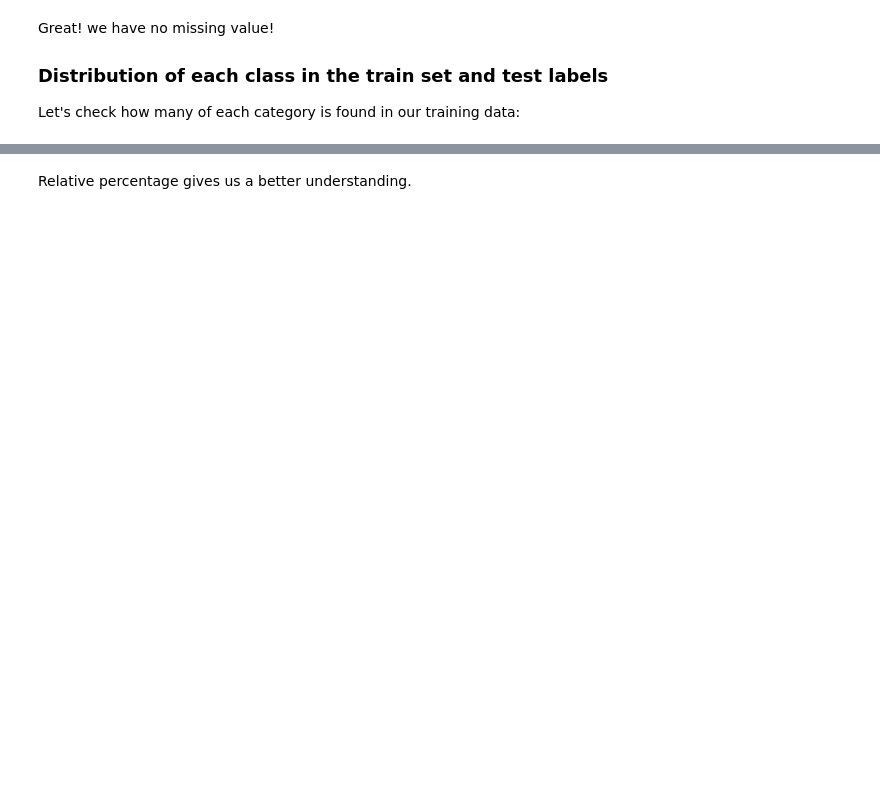
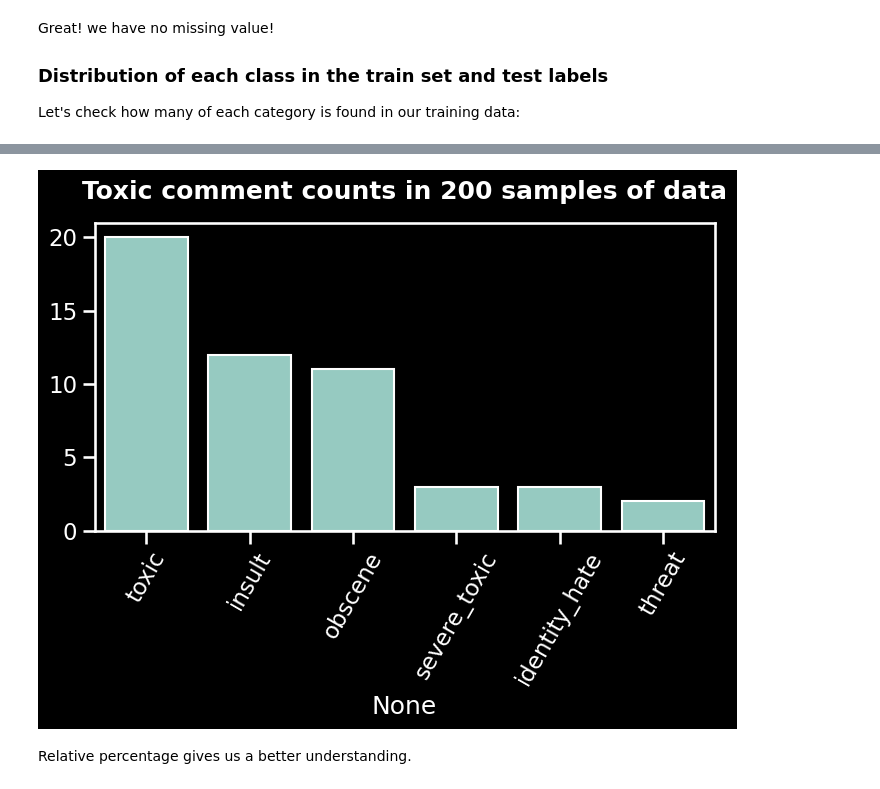
Before and after one commit to trehansalil/toxicity_detection, a Jupyter notebook: experimental_work_.ipynb, the cells around one changed output, grey strips where cells are left out. Saved outputs shown, nothing was run; the diff lists cells and outputs as text; code cells hidden in the pictures; blank space fills up the shorter version.

```diff
--- a/experimental_work_.ipynb
+++ b/experimental_work_.ipynb
@@ -291,9 +315,11 @@ df_counts
 # %%
 fig, ax = plt.subplots(figsize = (8,4))
-p = sns.barplot(df_counts.index, df_counts['counts'])
+p = sns.barplot(x=df_counts.index, y=df_counts['counts'])
 x = plt.xticks(rotation = 60)
 ax.set_title('Toxic comment counts in '+ str(len(df_train))+ ' samples of data', weight = 'bold', fontsize = 18, y = 1.05)
 x = ax.set_ylabel('')
+# %% [output]
+[figure, added]
 # %% [markdown]
 Relative percentage gives us a better understanding.
 # %%
```
Also changed, not shown: parts of 25 cells of this notebook.
